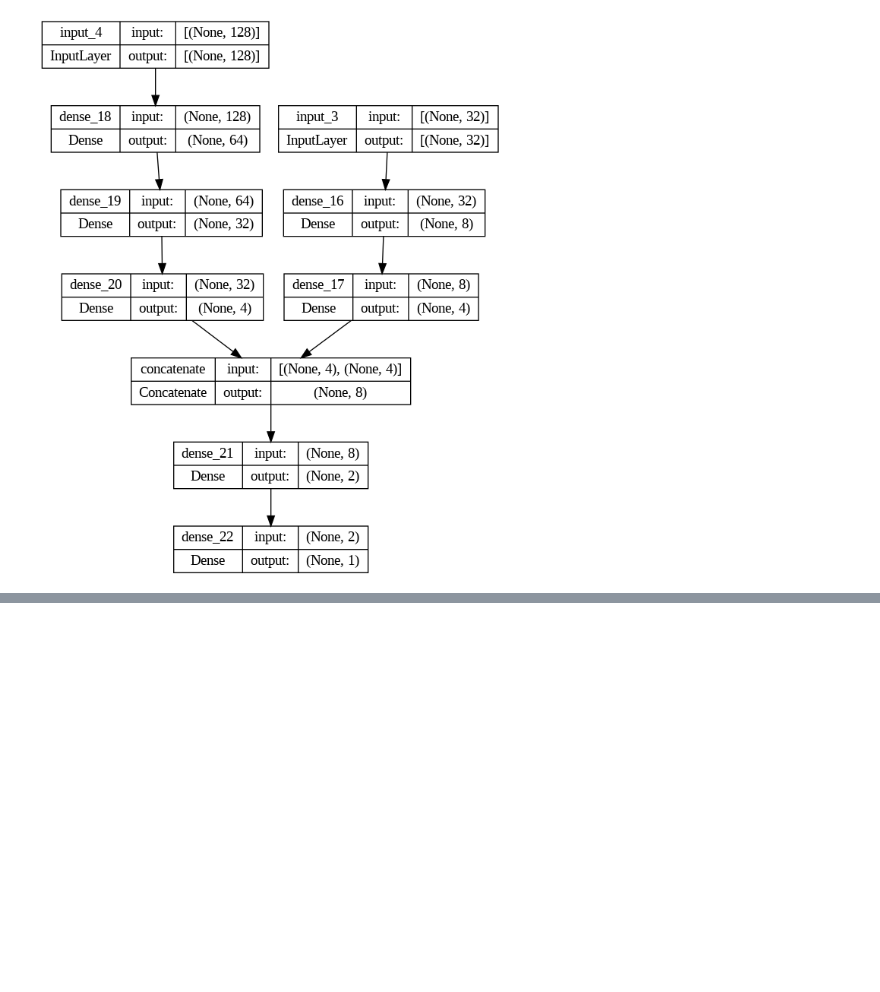
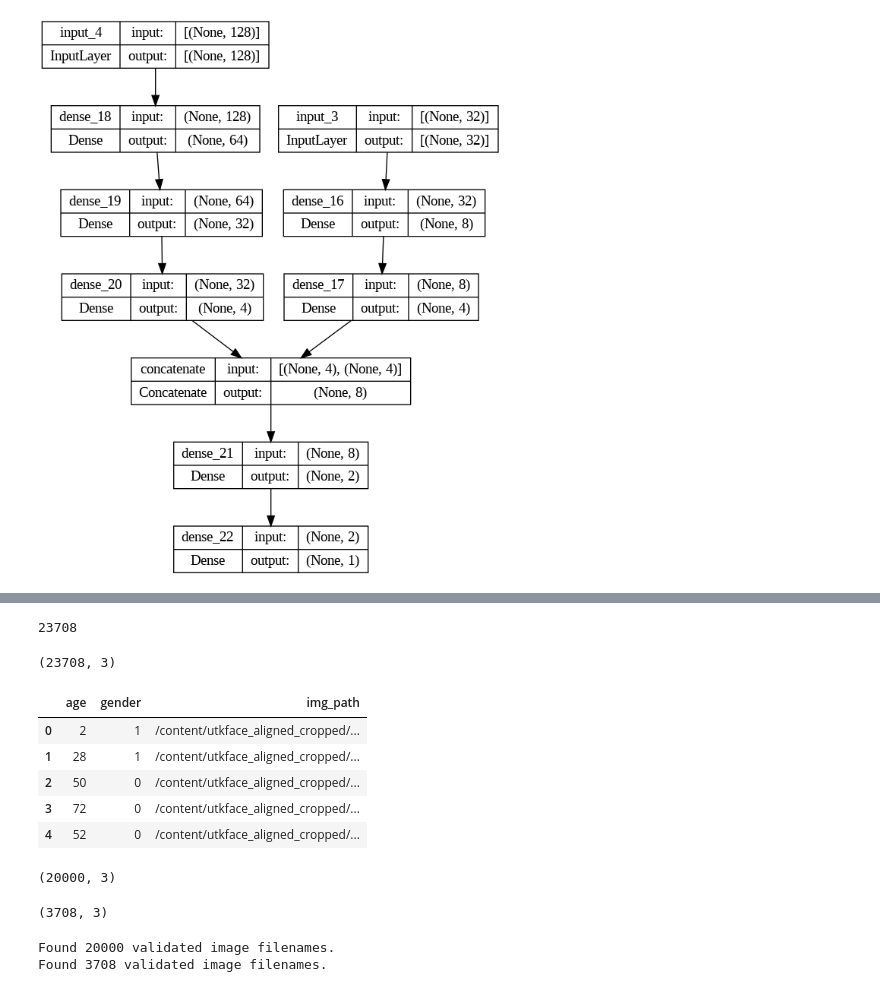
Before and after one commit to shindejayesh987/Deep-Learning-Using-Pytorch, a Jupyter notebook: Functional_API.ipynb, the cells around one changed output, grey strips where cells are left out. Cells and saved outputs as stored; diff of their text form; code cells hidden in the pictures; blank space fills up the shorter version.

```diff
--- a/Functional_API.ipynb
+++ b/Functional_API.ipynb
@@ -71,0 +95,29 @@ plot_model(model,show_shapes = True)
+# %%
+folder_path = '/content/utkface_aligned_cropped/UTKFace'
+# %%
+age =[]
+gender = []
+img_path = []
+for file in os.listdir(folder_path):
+  age.append(int(file.split('_')[0]))
+  gender.append(file.split('_')[1])
+  img_path.append(os.path.join(folder_path,file))
+# %%
+len(age)
+# %% [output]
+23708
+# %%
+df = pd.DataFrame({'age':age,'gender':gender,'img_path':img_path})
+# %%
+df.shape
+# %% [output]
+(23708, 3)
+# %%
+df.head()
+# %% [output]
+|  | age | gender | img_path |
+| 0 | 2 | 1 | /content/utkface_aligned_cropped/... |
+| 1 | 28 | 1 | /content/utkface_aligned_cropped/... |
+| 2 | 50 | 0 | /content/utkface_aligned_cropped/... |
+| 3 | 72 | 0 | /content/utkface_aligned_cropped/... |
+| 4 | 52 | 0 | /content/utkface_aligned_cropped/... |
@@ -71,0 +128,8 @@ plot_model(model,show_shapes = True)
+# %%
+train_df.shape
+# %% [output]
+(20000, 3)
+# %%
+test_df.shape
+# %% [output]
+(3708, 3)
@@ -71,0 +146,19 @@ plot_model(model,show_shapes = True)
+# %%
+train_generator = train_datagen.flow_from_dataframe(train_df,
+                                                    directory=folder_path,
+                                                    x_col = 'img_path',
+                                                    y_col = ['age','gender'],
+                                                    target_size = (200,200),
+                                                    class_mode = 'multi_output',
+                                                    )
+
+test_generator = test_datagen.flow_from_dataframe(test_df,
+                                                    directory=folder_path,
+                                                    x_col = 'img_path',
+                                                    y_col = ['age','gender'],
+                                                    target_size = (200,200),
+                                                    class_mode = 'multi_output',
+                                                  )
+# %% [output]
+Found 20000 validated image filenames.
+Found 3708 validated image filenames.
```
Also changed, not shown: parts of 14 cells of this notebook.
